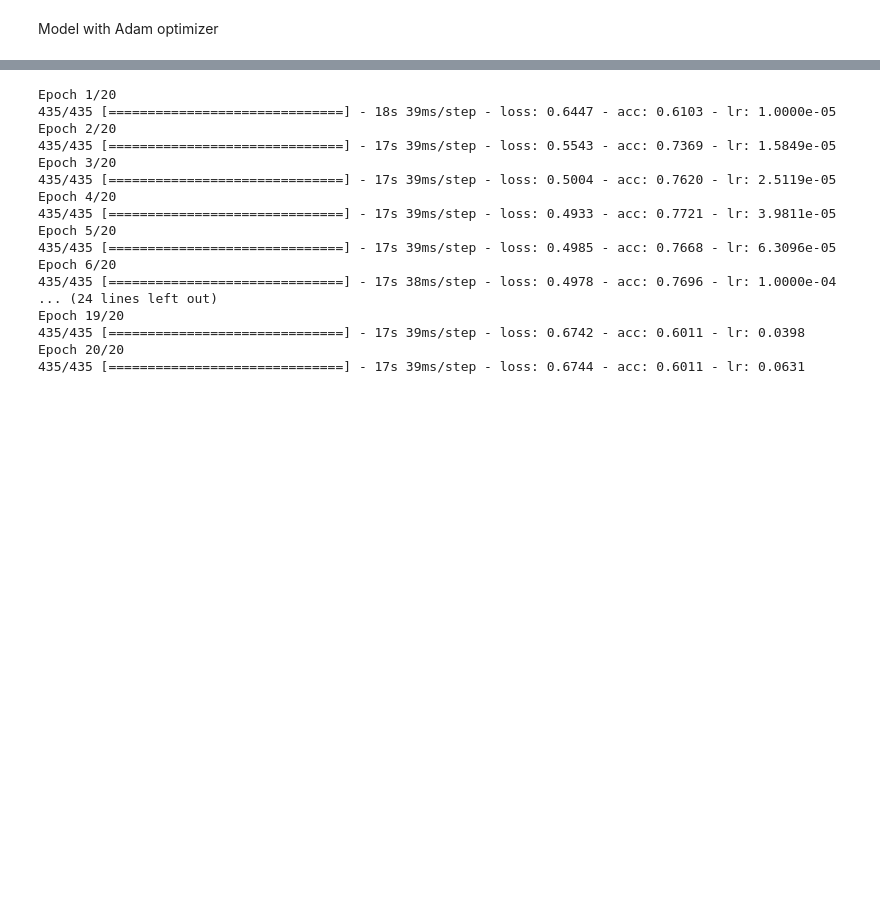
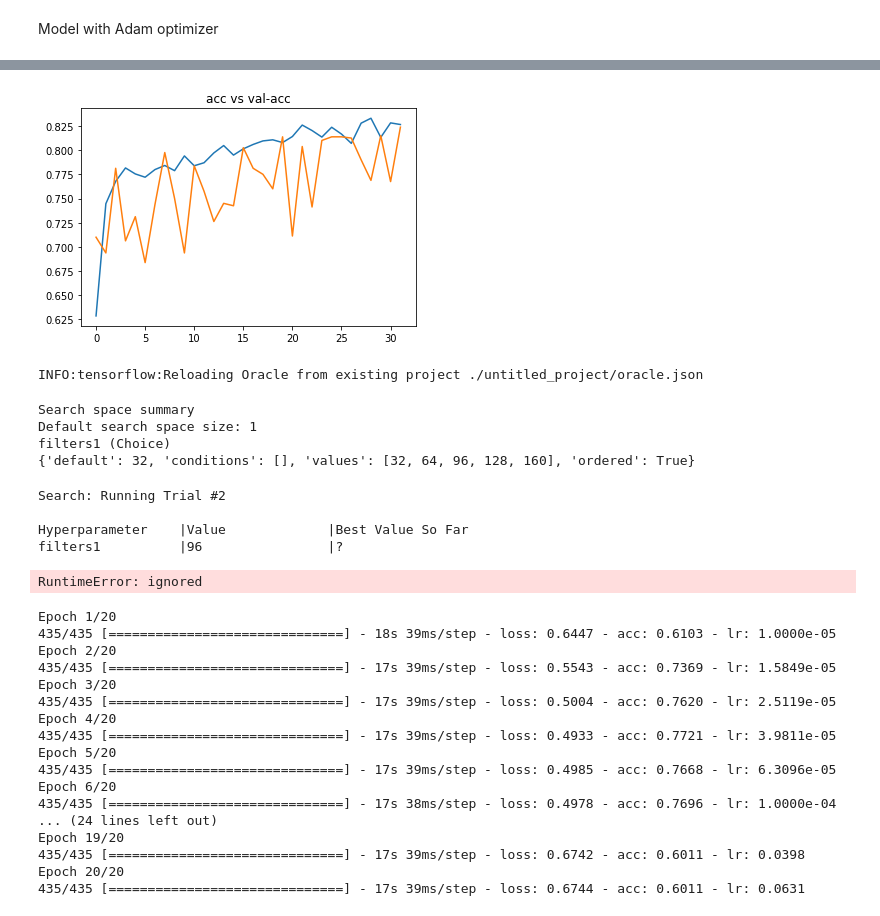
Before and after one commit to clyde2020/ML_Portfolio, a Jupyter notebook: Kaggle_Histopathologic_Cancer_Detection.ipynb, the cells around one changed output, grey strips where cells are left out. Saved outputs shown, nothing was run; the diff lists cells and outputs as text; code cells hidden in the pictures; blank space fills up the shorter version.

```diff
--- a/Kaggle_Histopathologic_Cancer_Detection.ipynb
+++ b/Kaggle_Histopathologic_Cancer_Detection.ipynb
@@ -238,2 +286,37 @@ _________________________________________________________________
+# %%
+plt.plot(h['acc'])
+plt.plot(h['val_acc'])
+plt.title('acc vs val-acc')
+plt.show()
+# %% [output]
+[figure, added]
+# %%
+tuner = RandomSearch(
+    build_model,
+    objective="acc",
+    max_trials=50,
+    #executions_per_trial=1,
+    #overwrite=True,
+    #directory="keras_tuner_directory",
+    #project_name="Q5_experiment",
+)
+# %% [output]
+INFO:tensorflow:Reloading Oracle from existing project ./untitled_project/oracle.json
+# %%
+tuner.search_space_summary()
+# %% [output]
+Search space summary
+Default search space size: 1
+filters1 (Choice)
+{'default': 32, 'conditions': [], 'values': [32, 64, 96, 128, 160], 'ordered': True}
+# %%
+tuner.search(train_image, train_label, epochs=150)  #, validation_data=(valid_image, valid_label))
+#tuner.results_summary()
+# %% [output]
+Search: Running Trial #2
+
+Hyperparameter    |Value             |Best Value So Far
+filters1          |96                |?
+RuntimeError: ignored
 # %%
 history = model.fit(train_generator,
```
Also changed, not shown: parts of 44 cells of this notebook.
